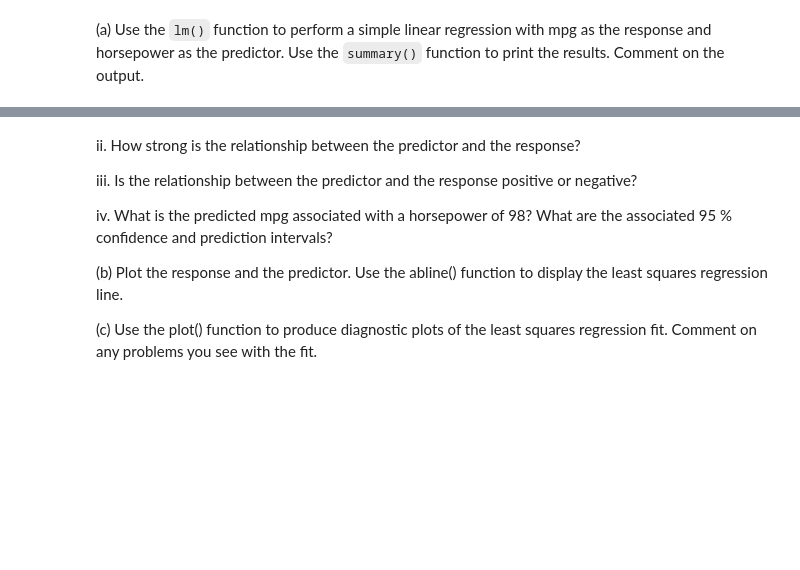
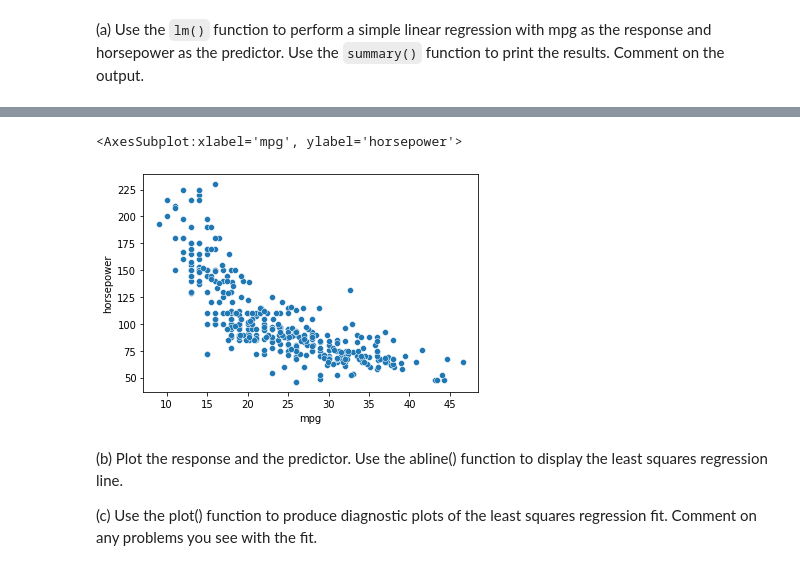
Before and after one commit to eshiraishi/ISL, a Jupyter notebook: notebooks/chapter-3.ipynb, the cells around one changed output, grey strips where cells are left out. Saved outputs shown, nothing was run; the diff lists cells and outputs as text; code cells hidden in the pictures; blank space fills up the shorter version.

```diff
--- a/notebooks/chapter-3.ipynb
+++ b/notebooks/chapter-3.ipynb
@@ -368,14 +391,9 @@ TypeError: unsupported operand type(s) for /: 'str' and 'int'
+# %%
+sns.scatterplot(pd.to_numeric(auto["mpg"]), pd.to_numeric(auto["horsepower"]))
+# %% [output]
+<AxesSubplot:xlabel='mpg', ylabel='horsepower'>
+[figure, added]
 # %% [markdown]
-ii. How strong is the relationship between the predictor and
-the response?
-
-iii. Is the relationship between the predictor and the response
-positive or negative?
-
-iv. What is the predicted mpg associated with a horsepower of
-98? What are the associated 95 % confidence and prediction
-intervals?
-
 (b) Plot the response and the predictor. Use the abline() function
 to display the least squares regression line.
 
```
Also changed, not shown: parts of 10 cells of this notebook, 2 other files.
